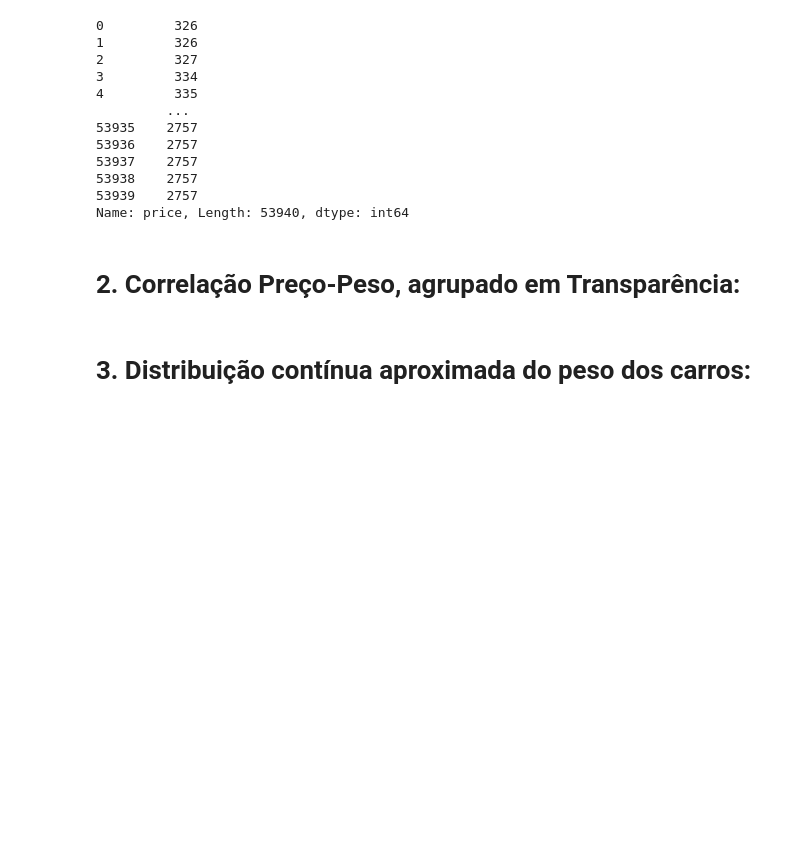
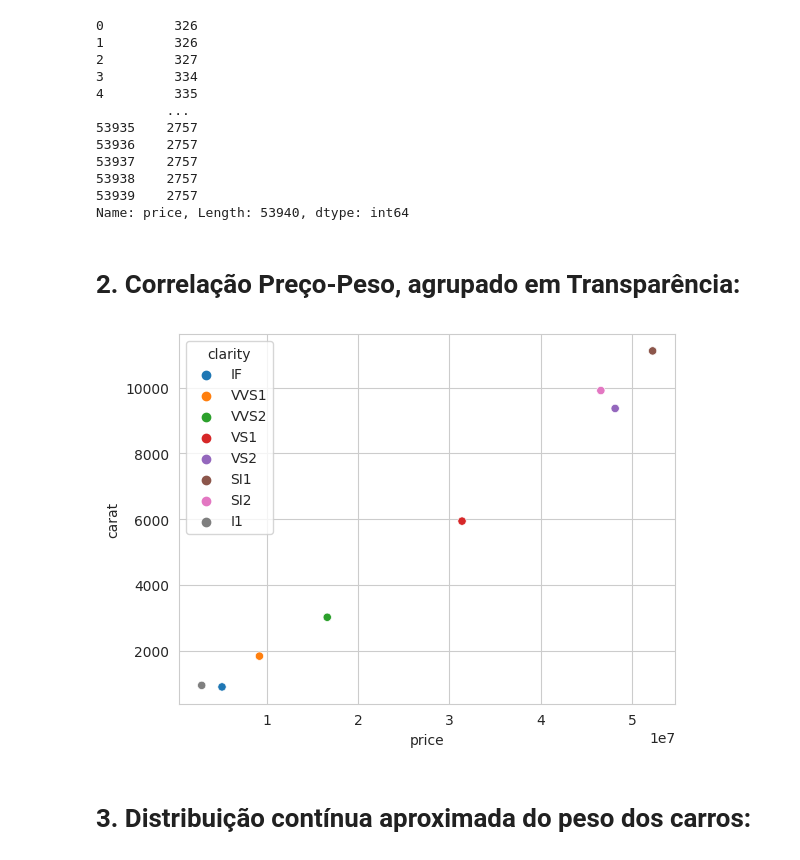
Before and after one commit to freirefellipe/ebac, a Jupyter notebook: MOD15_resolvido.ipynb, the cells around one changed output. Drawn from its saved outputs; the diff is of its cells as text; code cells hidden in the pictures; blank space fills up the shorter version.

```diff
--- a/MOD15_resolvido.ipynb
+++ b/MOD15_resolvido.ipynb
@@ -35,4 +35,10 @@ Name: price, Length: 53940, dtype: int64
 # %%
 import seaborn
 
-diamonds_ds = seaborn.load_dataset('diamonds').groupby('clarity').agg('sum')
+diamonds_ds = seaborn.load_dataset('diamonds')[['price', 'carat', 'clarity']].groupby('clarity').agg('sum')
+
+with seaborn.axes_style('whitegrid'):
+
+  diamonds_grapho = seaborn.scatterplot(data=diamonds_ds, x='price', y='carat', hue='clarity')
+# %% [output]
+[figure, added]
```
Also changed, not shown: parts of 1 cell of this notebook.
